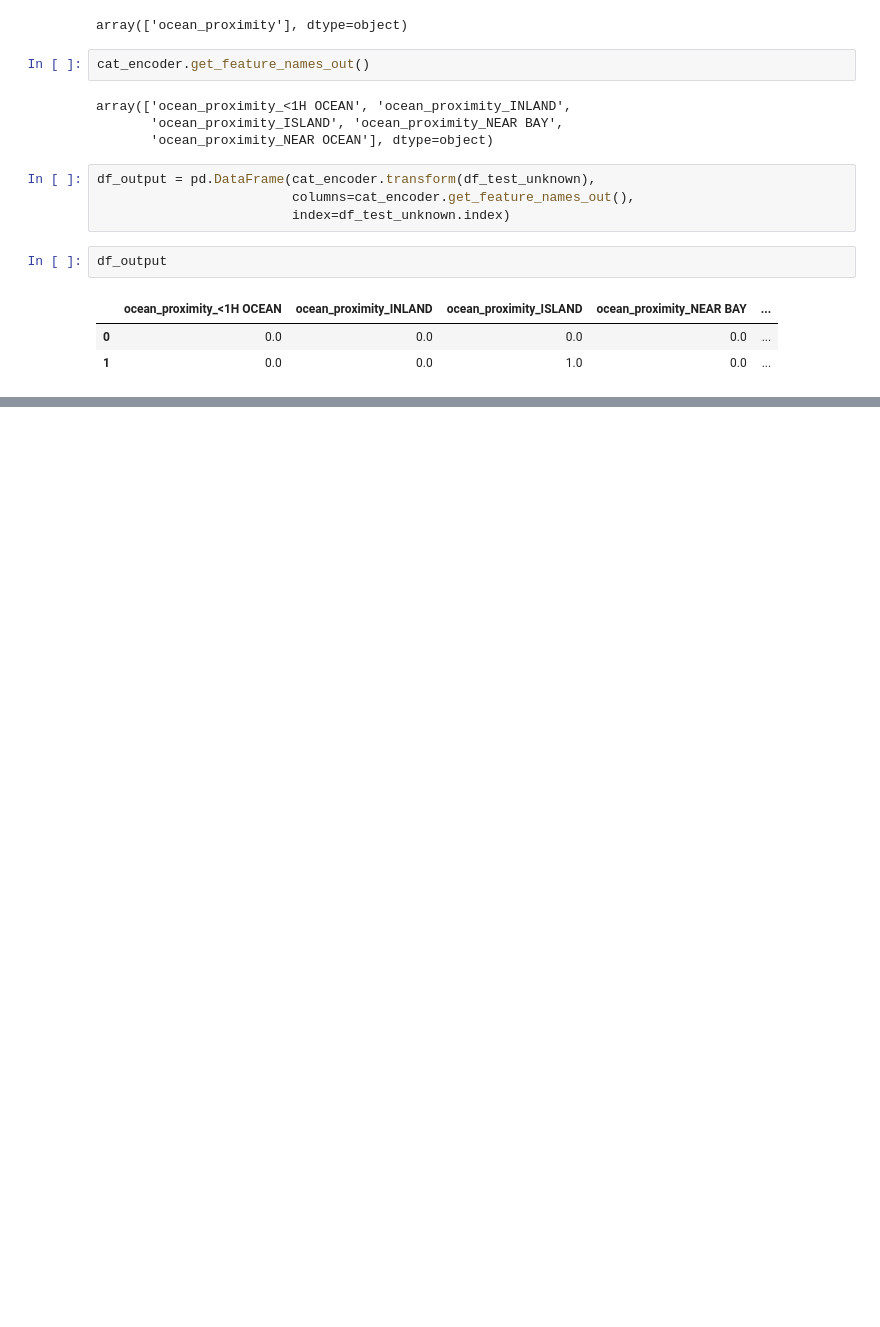
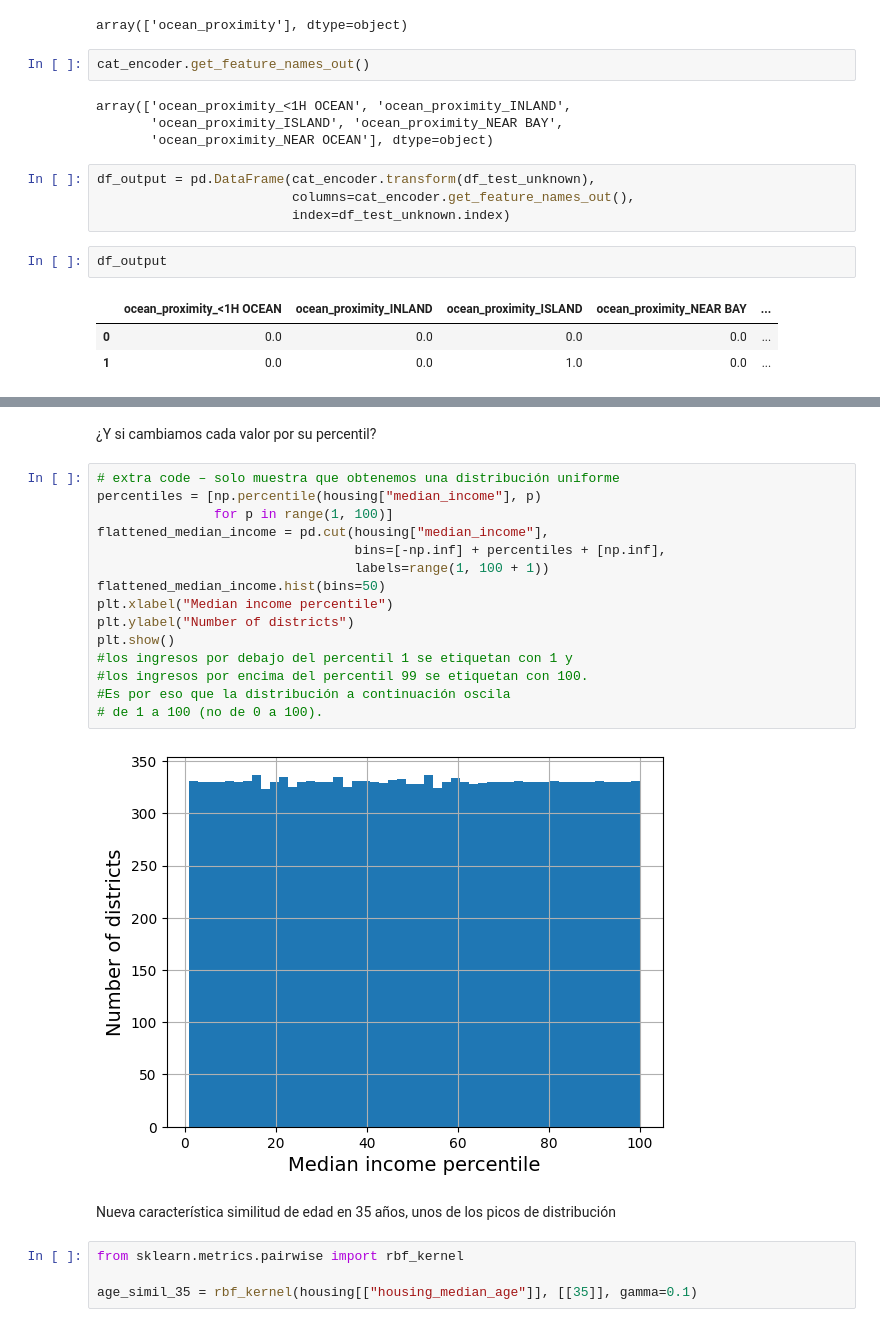
Before and after one commit to Gsus329/Machine-Learning, a Jupyter notebook: Proyecto__1.ipynb, the cells around one changed output, grey strips where cells are left out. Cells and saved outputs as stored; diff of their text form; blank space fills up the shorter version.

```diff
--- a/Proyecto__1.ipynb
+++ b/Proyecto__1.ipynb
@@ -644,0 +689,25 @@ df_output
+# %% [markdown]
+¿Y si cambiamos cada valor por su percentil?
+# %%
+# extra code – solo muestra que obtenemos una distribución uniforme
+percentiles = [np.percentile(housing["median_income"], p)
+               for p in range(1, 100)]
+flattened_median_income = pd.cut(housing["median_income"],
+                                 bins=[-np.inf] + percentiles + [np.inf],
+                                 labels=range(1, 100 + 1))
+flattened_median_income.hist(bins=50)
+plt.xlabel("Median income percentile")
+plt.ylabel("Number of districts")
+plt.show()
+#los ingresos por debajo del percentil 1 se etiquetan con 1 y
+#los ingresos por encima del percentil 99 se etiquetan con 100.
+#Es por eso que la distribución a continuación oscila
+# de 1 a 100 (no de 0 a 100).
+# %% [output]
+[figure, added]
+# %% [markdown]
+Nueva característica similitud de edad en 35 años, unos de los picos de distribución
+# %%
+from sklearn.metrics.pairwise import rbf_kernel
+
+age_simil_35 = rbf_kernel(housing[["housing_median_age"]], [[35]], gamma=0.1)
```
Also changed, not shown: parts of 118 cells of this notebook.
